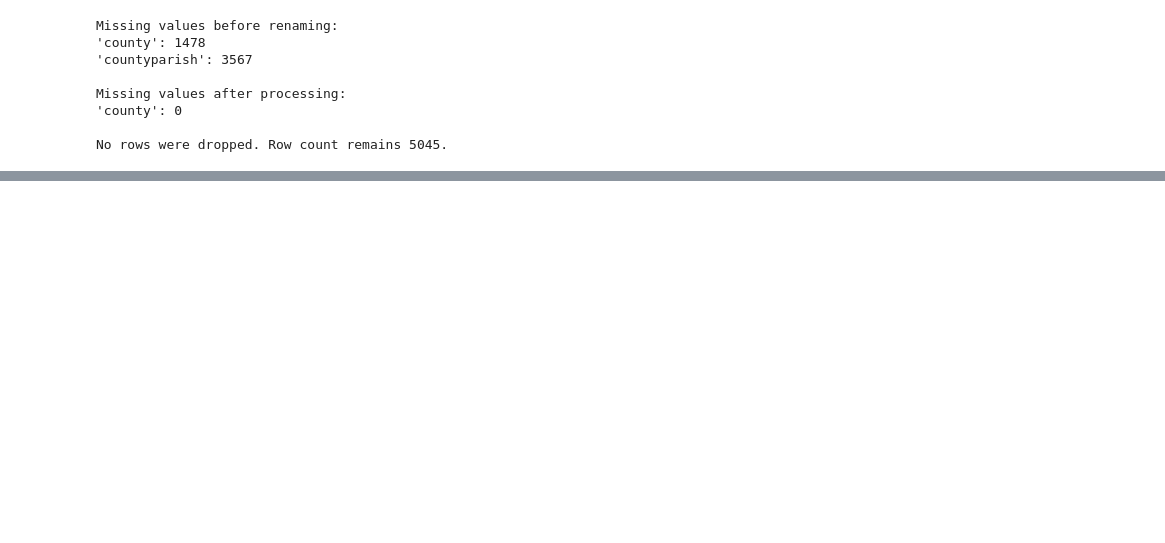
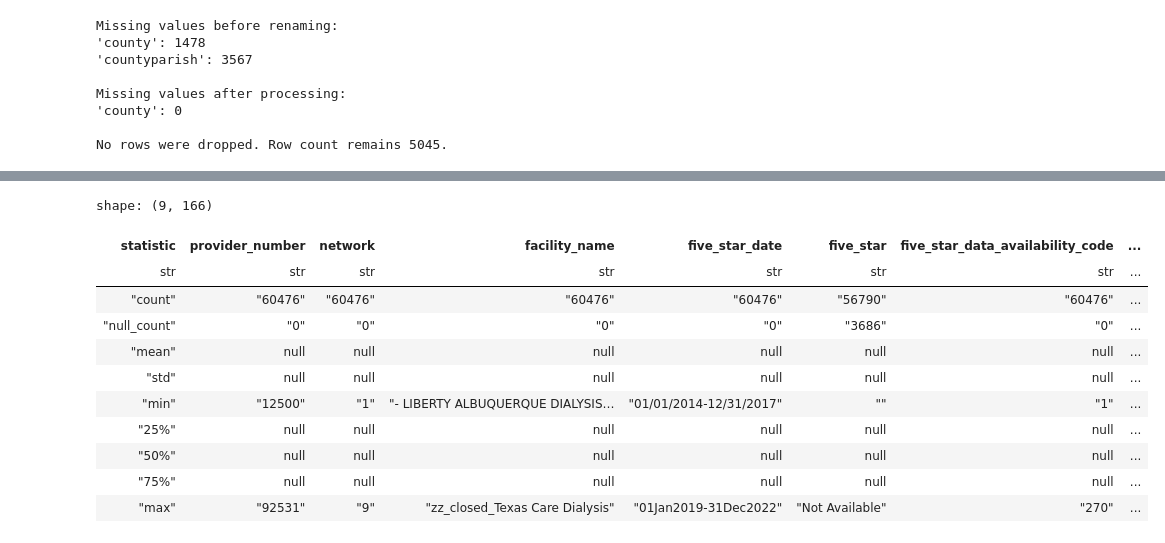
Before and after one commit to MichaelPaulLight/milestone_1, a Jupyter notebook: 004_data-processing-scripts/002_clean-raw-data/national_cms_dialysis-facility_cleaning.ipynb, the cells around one changed output, grey strips where cells are left out. Saved outputs shown, nothing was run; the diff lists cells and outputs as text; code cells hidden in the pictures; blank space fills up the shorter version.

```diff
--- a/004_data-processing-scripts/002_clean-raw-data/national_cms_dialysis-facility_cleaning.ipynb
+++ b/004_data-processing-scripts/002_clean-raw-data/national_cms_dialysis-facility_cleaning.ipynb
@@ -102,0 +140,15 @@ ich_cahps_quality_of_patient_care_star_rating
+# %%
+facility_df.describe()
+# %% [output]
+shape: (9, 166)
+| statistic | provider_number | network | facility_name | five_star_date | five_star | five_star_data_availability_code | ... |
+| str | str | str | str | str | str | str | ... |
+| "count" | "60476" | "60476" | "60476" | "60476" | "56790" | "60476" | ... |
+| "null_count" | "0" | "0" | "0" | "0" | "3686" | "0" | ... |
+| "mean" | null | null | null | null | null | null | ... |
+| "std" | null | null | null | null | null | null | ... |
+| "min" | "12500" | "1" | "- LIBERTY ALBUQUERQUE DIALYSIS… | "01/01/2014-12/31/2017" | "" | "1" | ... |
+| "25%" | null | null | null | null | null | null | ... |
+| "50%" | null | null | null | null | null | null | ... |
+| "75%" | null | null | null | null | null | null | ... |
+| "max" | "92531" | "9" | "zz_closed_Texas Care Dialysis" | "01Jan2019-31Dec2022" | "Not Available" | "270" | ... |
```
Also changed, not shown: parts of 10 cells of this notebook.
